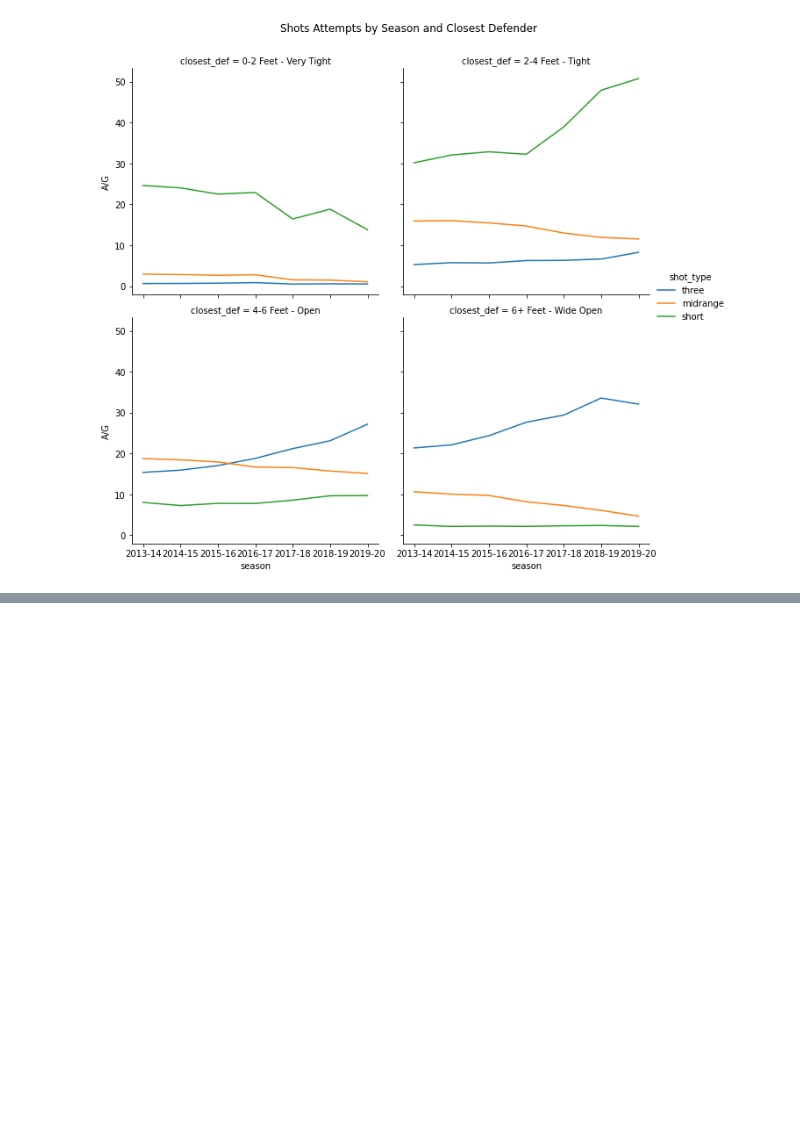
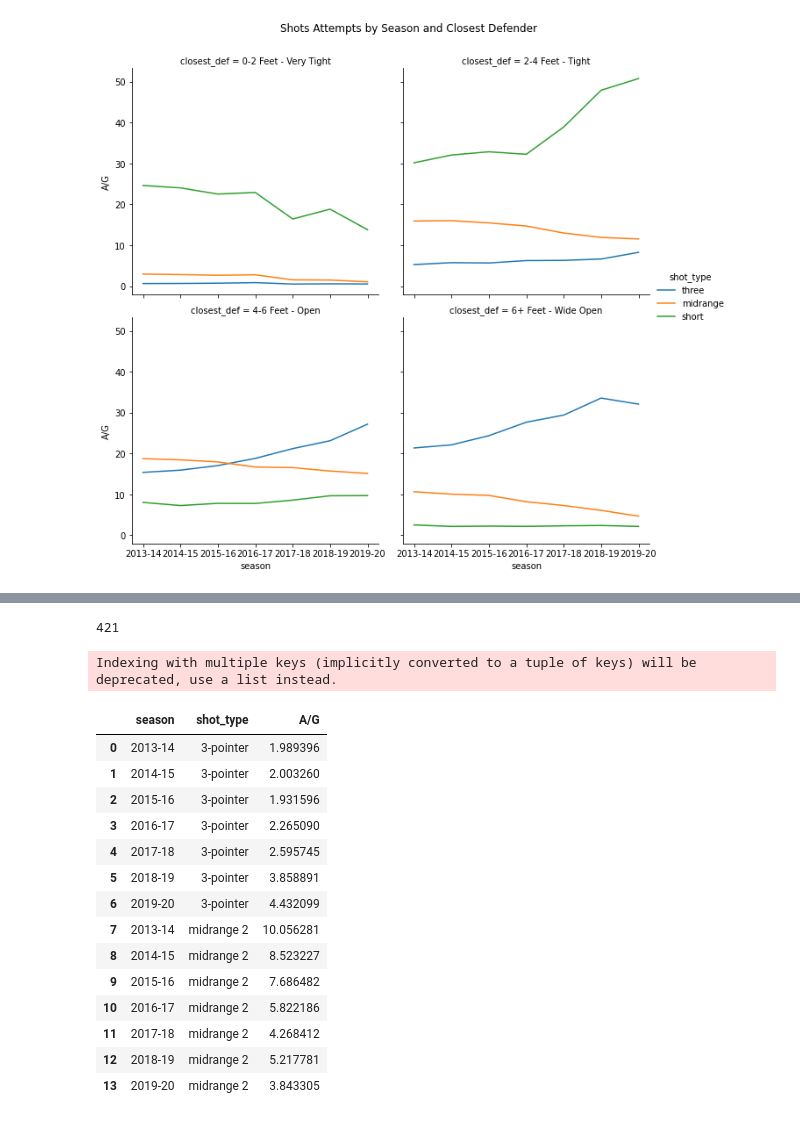
Before and after one commit to wplam107/nba_player_pos, a Jupyter notebook: notebooks/pps_seasons.ipynb, the cells around one changed output, grey strips where cells are left out. Cells and saved outputs as stored; diff of their text form; code cells hidden in the pictures; blank space fills up the shorter version.

```diff
--- a/notebooks/pps_seasons.ipynb
+++ b/notebooks/pps_seasons.ipynb
@@ -233,0 +257,16 @@ plt.show()
+# %%
+# Number of players in 2013-14 to 2019-20 seasons with 3-point PPS < midrange PPS
+len(df2['last_first'].unique())
+# %% [output]
+421
+# %%
+# Number of bad 3-point attempts per season
+data = df2.groupby('season')['FG2>=10A', 'FG3A'].sum().reset_index()
+
+# Engineer features for attempts per game
+data = data.merge(df.groupby('season')['GP'].mean().reset_index(), on='season')
+data['3/G'] = data['FG3A'] / data['GP']
+data['midrange/G'] = data['FG2>=10A'] / data['GP']
+data = data[['season', '3/G', 'midrange/G']]
+# %% [output]
+Indexing with multiple keys (implicitly converted to a tuple of keys) will be deprecated, use a list instead.
@@ -233,0 +285,18 @@ plt.show()
+# %%
+data
+# %% [output]
+|  | season | shot_type | A/G |
+| 0 | 2013-14 | 3-pointer | 1.989396 |
+| 1 | 2014-15 | 3-pointer | 2.003260 |
+| 2 | 2015-16 | 3-pointer | 1.931596 |
+| 3 | 2016-17 | 3-pointer | 2.265090 |
+| 4 | 2017-18 | 3-pointer | 2.595745 |
+| 5 | 2018-19 | 3-pointer | 3.858891 |
+| 6 | 2019-20 | 3-pointer | 4.432099 |
+| 7 | 2013-14 | midrange 2 | 10.056281 |
+| 8 | 2014-15 | midrange 2 | 8.523227 |
+| 9 | 2015-16 | midrange 2 | 7.686482 |
+| 10 | 2016-17 | midrange 2 | 5.822186 |
+| 11 | 2017-18 | midrange 2 | 4.268412 |
+| 12 | 2018-19 | midrange 2 | 5.217781 |
+| 13 | 2019-20 | midrange 2 | 3.843305 |
```
Also changed, not shown: parts of 11 cells of this notebook, 1 other file.
